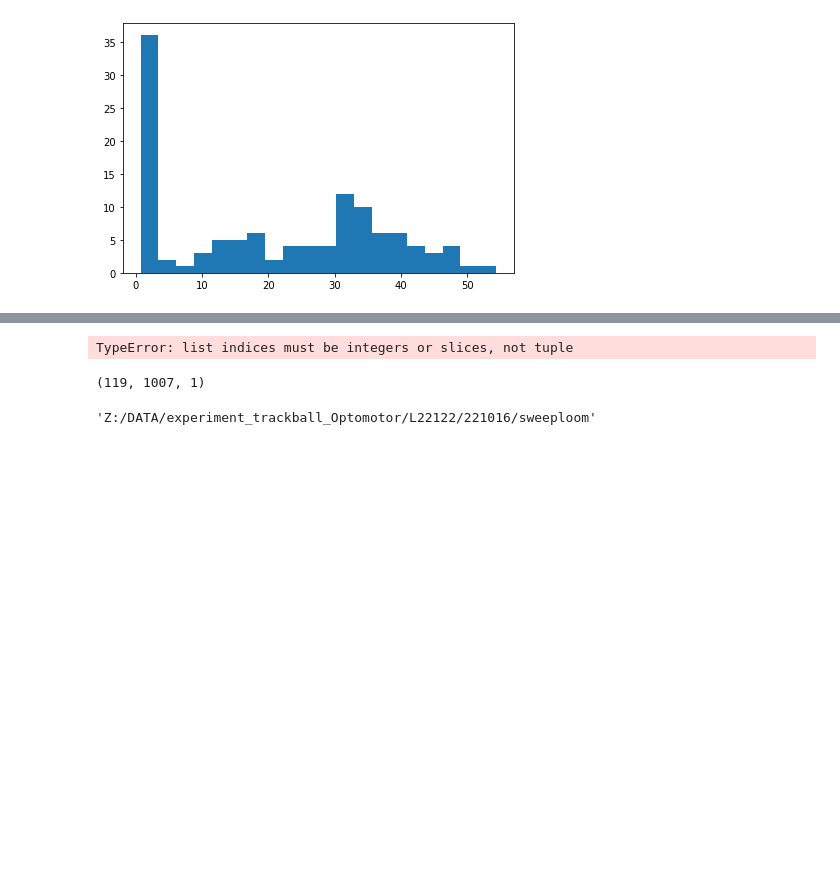
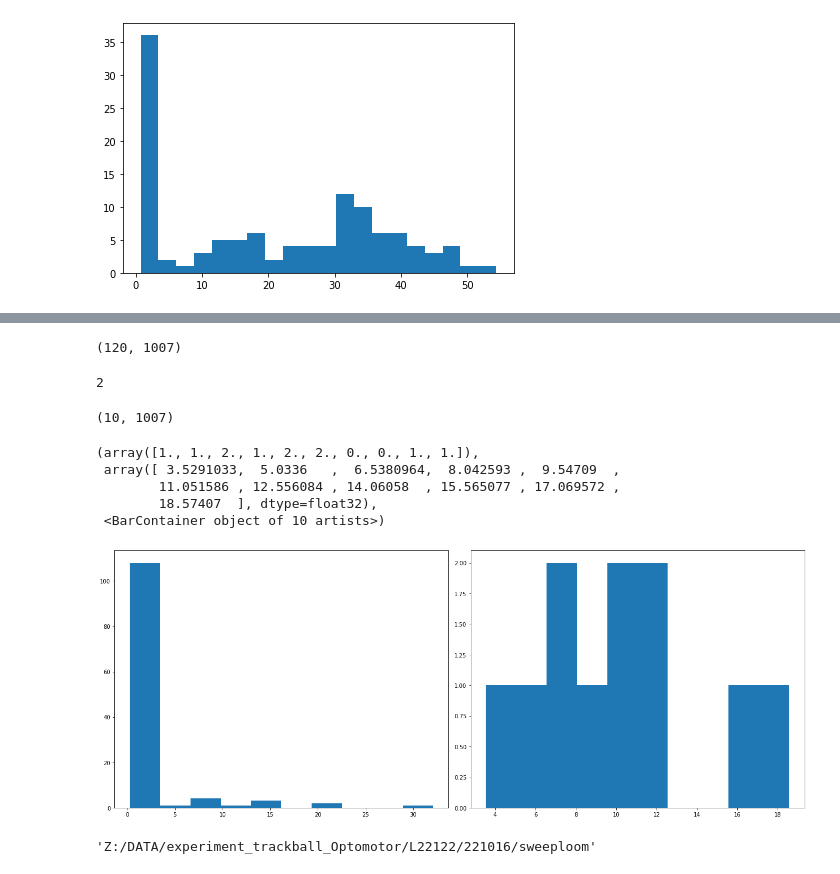
Before and after one commit to chiyu1203/bonfic, a Jupyter notebook: track_ball_notebook.ipynb, the cells around one changed output, grey strips where cells are left out. Drawn from its saved outputs; the diff is of its cells as text; code cells hidden in the pictures; blank space fills up the shorter version.

```diff
--- a/track_ball_notebook.ipynb
+++ b/track_ball_notebook.ipynb
@@ -813,8 +899,15 @@ generate_preliminary_graph(data_list)
 # %%
-[data_list[1,5,7,8,9]]
+velocity_tbt.shape
 # %% [output]
-TypeError: list indices must be integers or slices, not tuple
+(120, 1007)
+# %%
+init_time=abs(analysis_window[0])
+# %% [output]
+2
 # %%
-distance_tbt.shape
+travel_distance_1sec_prior_stim=travel_distance_tbt[:,init_time*frame_rate,0]-travel_distance_tbt[:,(init_time-1)*frame_rate,0]
+running_trial=travel_distance_1sec_prior_stim>5
+running_velocity=velocity_tbt[running_trial,:]
+travel_distance_1sec_post_stim=travel_distance_tbt[running_trial,(init_time+1)*frame_rate,0]-travel_distance_tbt[running_trial,init_time*frame_rate,0]
+velocity_type1=running_velocity[travel_distance_1sec_post_stim>5,:]
+velocity_type2=running_velocity[travel_distance_1sec_post_stim<5,:]
-# %% [output]
-(119, 1007, 1)
@@ -820,0 +916,2 @@ distance_tbt.shape
+# %%
+travel_distance_1sec_post_stim=travel_distance_tbt[running_trial,(init_time+1)*frame_rate,0]-travel_distance_tbt[running_trial,init_time*frame_rate,0]
@@ -820,0 +921,15 @@ distance_tbt.shape
+# %%
+velocity_type1.shape
+# %% [output]
+(10, 1007)
+# %%
+fig, (ax1,ax2)= plt.subplots(nrows=1, ncols=2, figsize=(18,7),tight_layout=True)
+ax1.hist(travel_distance_1sec_prior_stim, bins=10)
+ax2.hist(travel_distance_1sec_post_stim, bins=10)
+# %% [output]
+(array([1., 1., 2., 1., 2., 2., 0., 0., 1., 1.]),
+ array([ 3.5291033,  5.0336   ,  6.5380964,  8.042593 ,  9.54709  ,
+        11.051586 , 12.556084 , 14.06058  , 15.565077 , 17.069572 ,
+        18.57407  ], dtype=float32),
+ <BarContainer object of 10 artists>)
+[figure, added]
```
Also changed, not shown: parts of 18 cells of this notebook.
